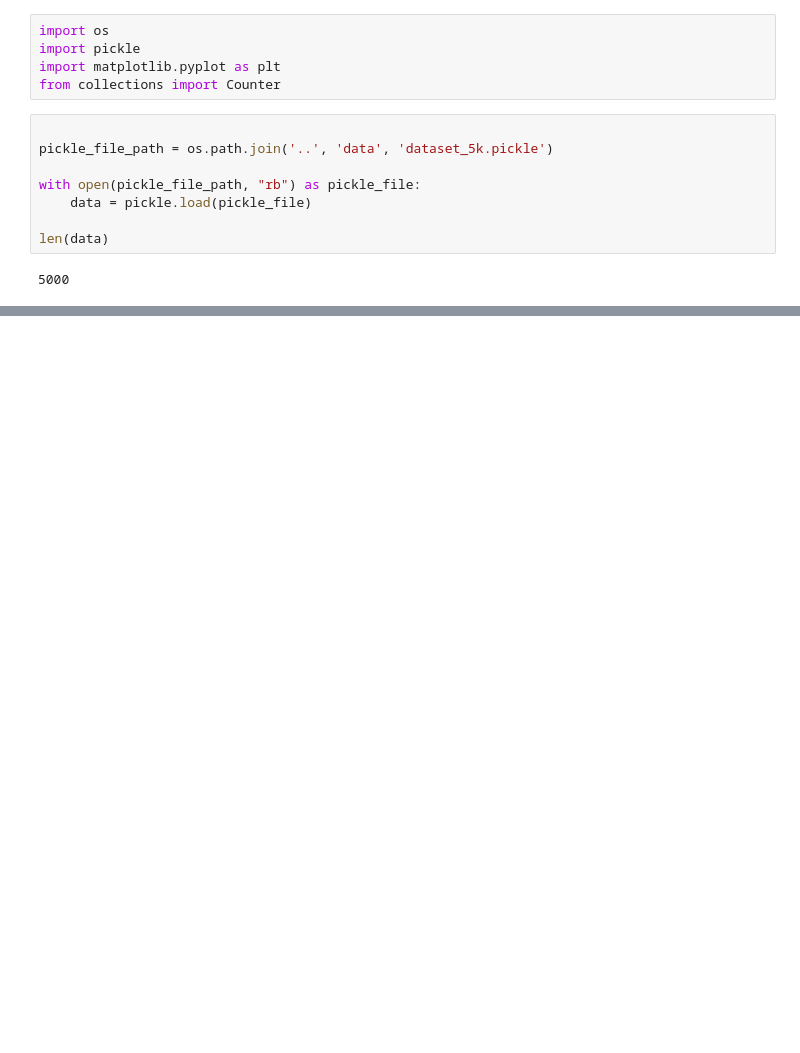
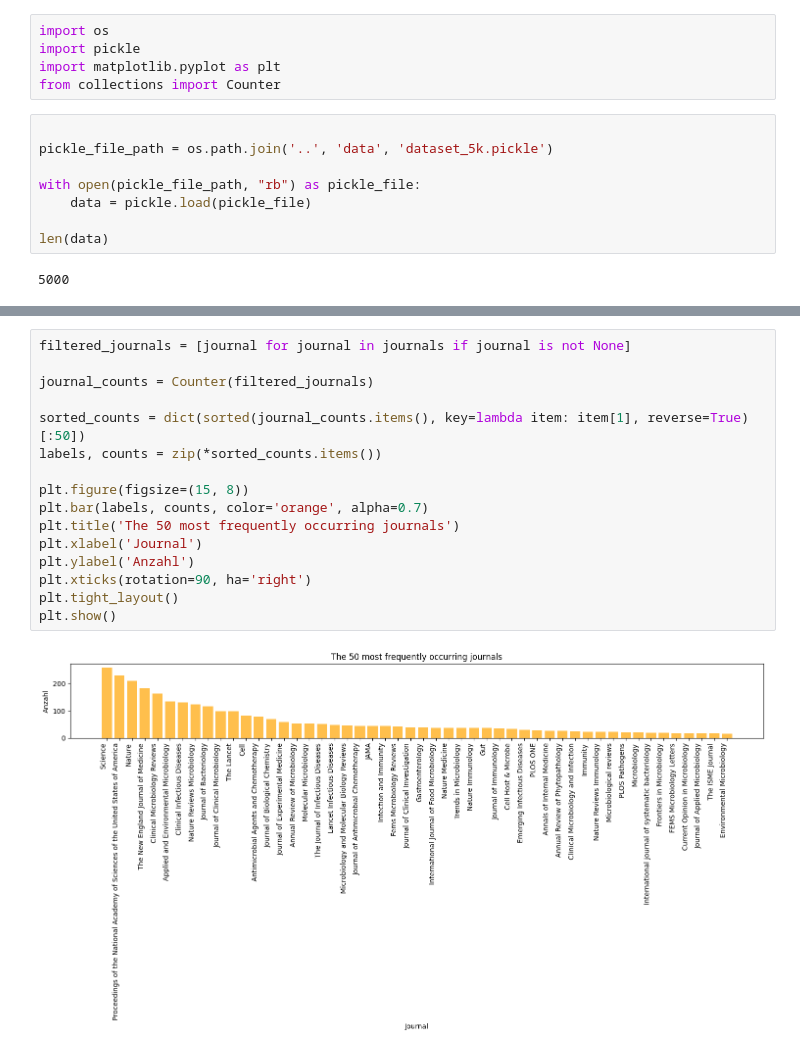
Before and after one commit to LeonMunz/DS_LOD_and_Knowledge_Graphs_2023_Andreas_Kruff_Leon_Munz, a Jupyter notebook: jupyters/data_exploration.ipynb, the cells around one changed output, grey strips where cells are left out. Saved outputs shown, nothing was run; the diff lists cells and outputs as text; blank space fills up the shorter version.

```diff
--- a/jupyters/data_exploration.ipynb
+++ b/jupyters/data_exploration.ipynb
@@ -127,0 +124,18 @@ plt.show()
+# %%
+filtered_journals = [journal for journal in journals if journal is not None]
+
+journal_counts = Counter(filtered_journals)
+
+sorted_counts = dict(sorted(journal_counts.items(), key=lambda item: item[1], reverse=True)[:50])
+labels, counts = zip(*sorted_counts.items())
+
+plt.figure(figsize=(15, 8))
+plt.bar(labels, counts, color='orange', alpha=0.7)
+plt.title('The 50 most frequently occurring journals')
+plt.xlabel('Journal')
+plt.ylabel('Anzahl')
+plt.xticks(rotation=90, ha='right')
+plt.tight_layout()
+plt.show()
+# %% [output]
+[figure, added]
```
Also changed, not shown: parts of 5 cells of this notebook.
